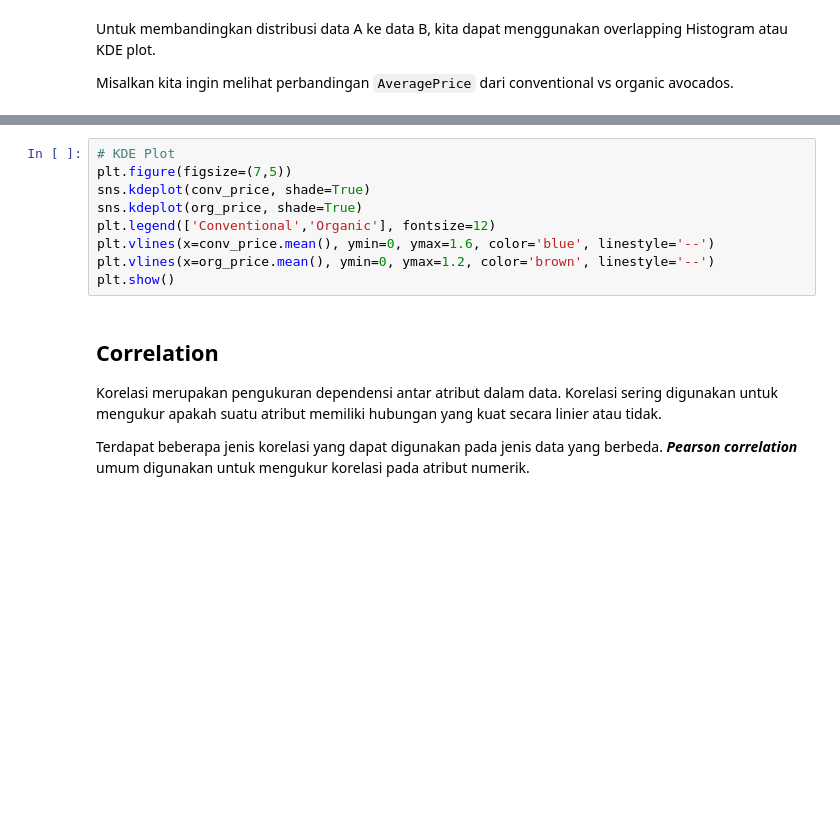
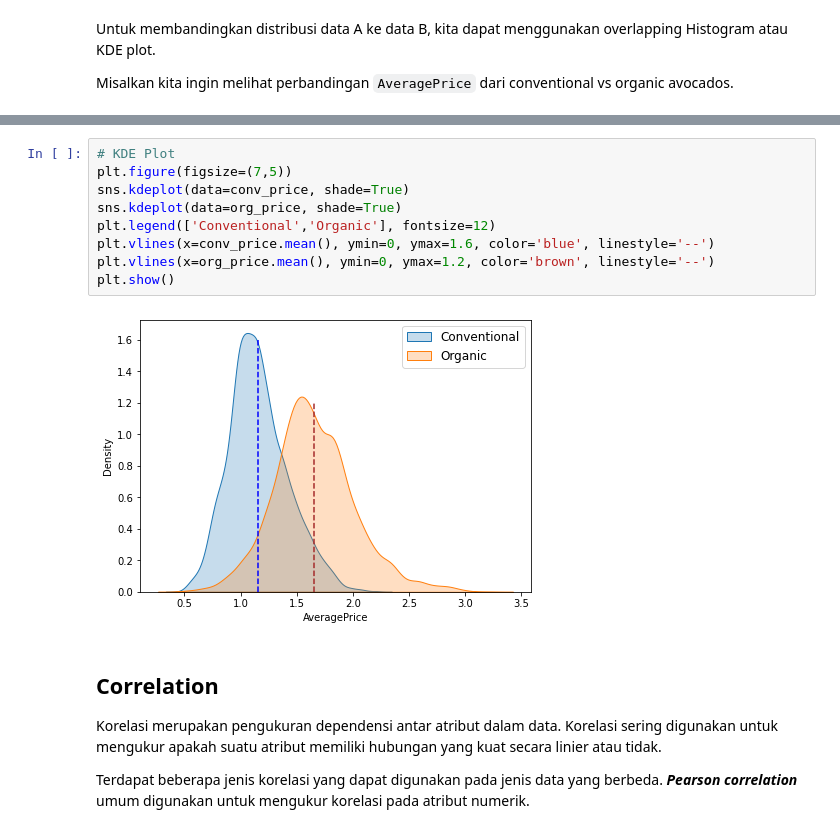
Before and after one commit to fahdikrie/kasdd212, a Jupyter notebook: Lab/Lab2/Lab2_rev1/Lab 2 - Stats and DataViz.ipynb, the cells around one changed output, grey strips where cells are left out. Drawn from its saved outputs; the diff is of its cells as text; blank space fills up the shorter version.

```diff
--- a/Lab/Lab2/Lab2_rev1/Lab 2 - Stats and DataViz.ipynb
+++ b/Lab/Lab2/Lab2_rev1/Lab 2 - Stats and DataViz.ipynb
@@ -182,12 +282,14 @@ plt.show()
 # %%
 # KDE Plot
 plt.figure(figsize=(7,5))
-sns.kdeplot(conv_price, shade=True)
-sns.kdeplot(org_price, shade=True)
+sns.kdeplot(data=conv_price, shade=True)
+sns.kdeplot(data=org_price, shade=True)
 plt.legend(['Conventional','Organic'], fontsize=12)
 plt.vlines(x=conv_price.mean(), ymin=0, ymax=1.6, color='blue', linestyle='--')
 plt.vlines(x=org_price.mean(), ymin=0, ymax=1.2, color='brown', linestyle='--')
 plt.show()
+# %% [output]
+[figure, added]
 # %% [markdown]
 ## Correlation
 
```
Also changed, not shown: parts of 19 cells of this notebook, 2 other files.
